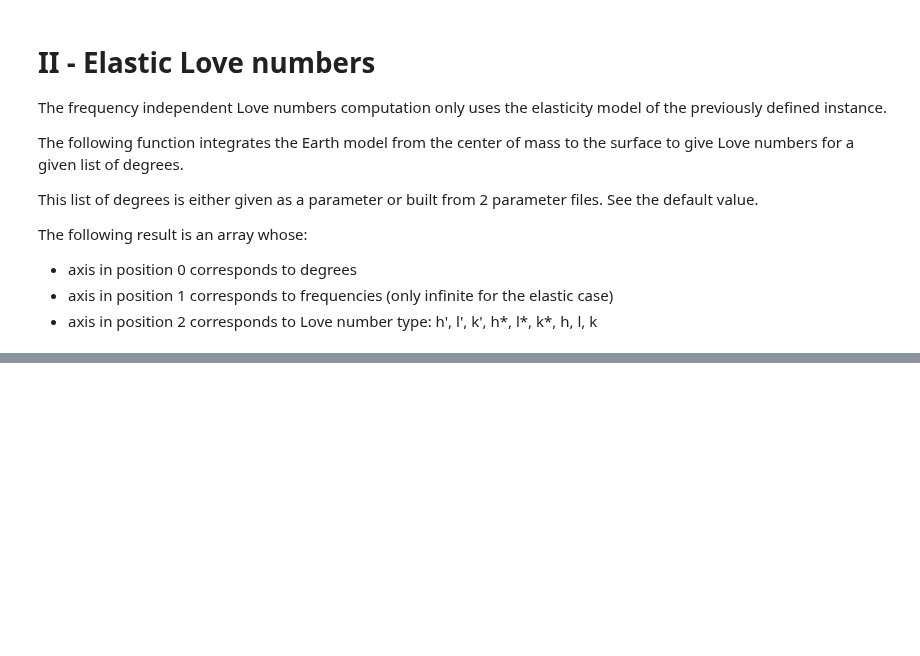
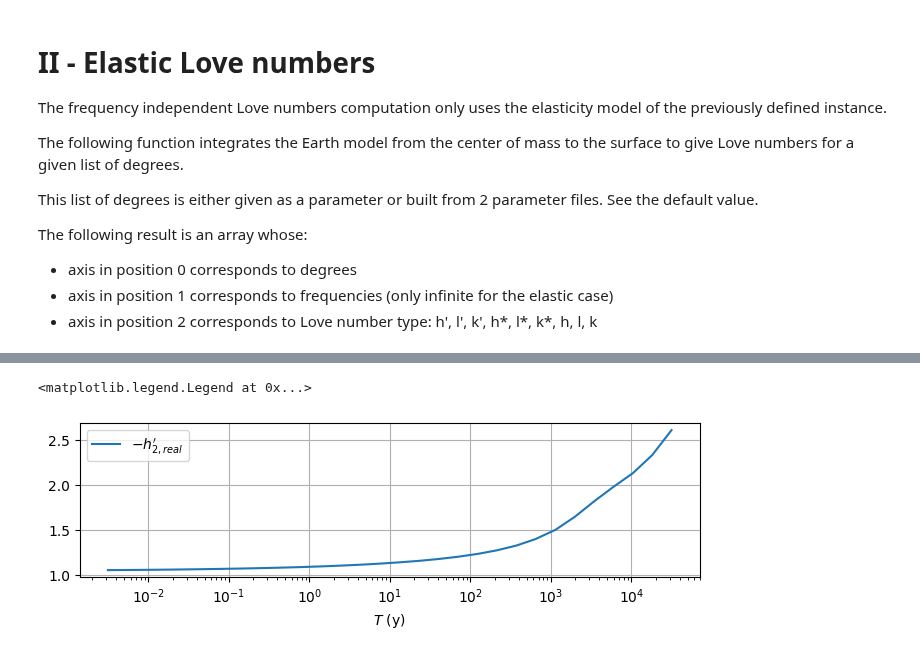
Before and after one commit to maxime-rousselet-cnes/SNREI, a Jupyter notebook: Love_numbers_main_tutorial.ipynb, the cells around one changed output, grey strips where cells are left out. Cells and saved outputs as stored; diff of their text form; code cells hidden in the pictures; blank space fills up the shorter version.

```diff
--- a/Love_numbers_main_tutorial.ipynb
+++ b/Love_numbers_main_tutorial.ipynb
@@ -60,0 +81,31 @@ from src import (
+# %%
+from src import anelastic_Love_numbers_computing
+
+log_frequencies, anelastic_Love_numbers = anelastic_Love_numbers_computing(
+    max_tol=Love_numbers_hyper_parameters.max_tol,
+    decimals=Love_numbers_hyper_parameters.decimals,
+    y_system_hyper_parameters=Love_numbers_hyper_parameters.y_system_hyper_parameters,
+    use_long_term_anelasticity=Love_numbers_hyper_parameters.run_hyper_parameters.use_long_term_anelasticity,
+    use_short_term_anelasticity=Love_numbers_hyper_parameters.run_hyper_parameters.use_short_term_anelasticity,
+    use_bounded_attenuation_functions=Love_numbers_hyper_parameters.run_hyper_parameters.use_bounded_attenuation_functions,
+    degrees=degrees,
+    log_frequency_initial_values=log_frequency_initial_values,
+    anelasticity_description=Earth_description,
+    result_subpath=result_subpath,
+    save_result_per_degree=Love_numbers_hyper_parameters.save_result_per_degree,
+)
+# %%
+from src import frequencies_to_periods
+
+figure(figsize=(8, 2))
+semilogx(
+    frequencies_to_periods(frequencies=Earth_description.frequency_unit * 10.0**log_frequencies),
+    -anelastic_Love_numbers[2, :, 0].real,
+    label="$-h_{2, real}'$",
+)
+grid()
+xlabel("$T$ (y)")
+legend()
+# %% [output]
+<matplotlib.legend.Legend at 0x...>
+[figure, added]
```
Also changed, not shown: parts of 11 cells of this notebook, 6 other files.
